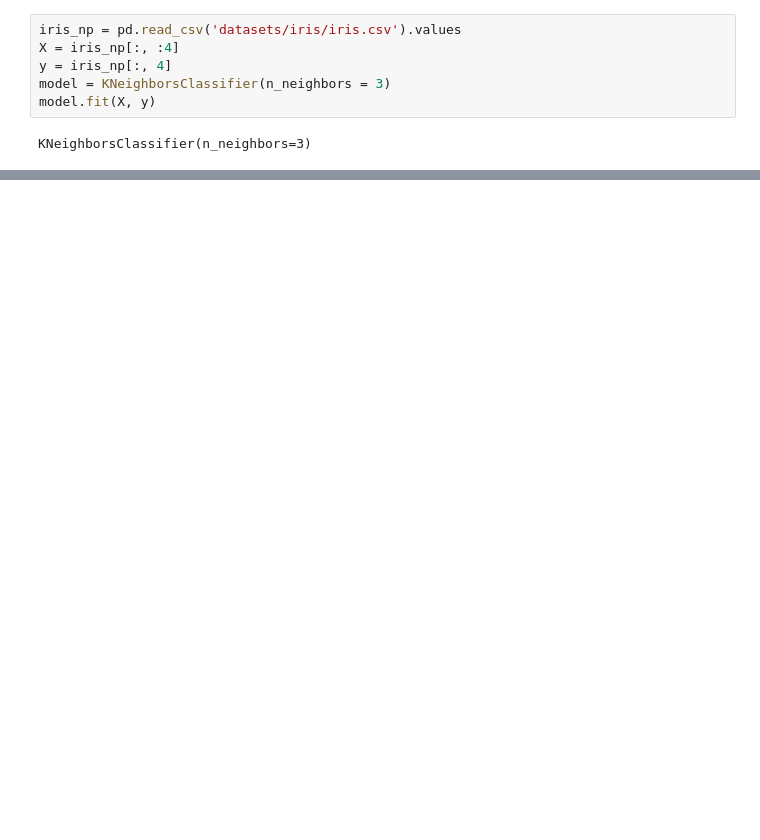
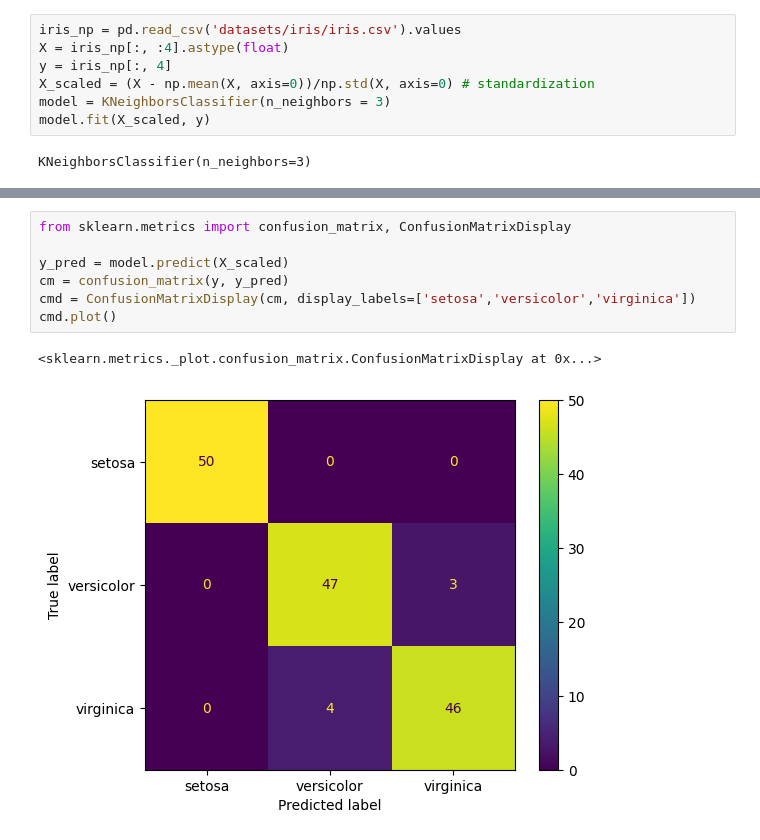
Before and after one commit to vesavvo/dkko, a Jupyter notebook: kNN_classification.ipynb, the cells around one changed output, grey strips where cells are left out. Drawn from its saved outputs; the diff is of its cells as text; blank space fills up the shorter version.

Commit message:
Added content on evaluation metrics.

```diff
--- a/kNN_classification.ipynb
+++ b/kNN_classification.ipynb
@@ -139,8 +151,9 @@ array(['virginica'], dtype=object)
 # %%
 iris_np = pd.read_csv('datasets/iris/iris.csv').values
-X = iris_np[:, :4]
+X = iris_np[:, :4].astype(float)
 y = iris_np[:, 4]
+X_scaled = (X - np.mean(X, axis=0))/np.std(X, axis=0) # standardization
 model = KNeighborsClassifier(n_neighbors = 3)
-model.fit(X, y)
+model.fit(X_scaled, y)
 # %% [output]
 KNeighborsClassifier(n_neighbors=3)
@@ -150,0 +174,10 @@ array(['setosa'], dtype=object)
+# %%
+from sklearn.metrics import confusion_matrix, ConfusionMatrixDisplay
+
+y_pred = model.predict(X_scaled)
+cm = confusion_matrix(y, y_pred)
+cmd = ConfusionMatrixDisplay(cm, display_labels=['setosa','versicolor','virginica'])
+cmd.plot()
+# %% [output]
+<sklearn.metrics._plot.confusion_matrix.ConfusionMatrixDisplay at 0x...>
+[figure, added]
```
Also changed, not shown: parts of 17 cells of this notebook, 1 other file.
